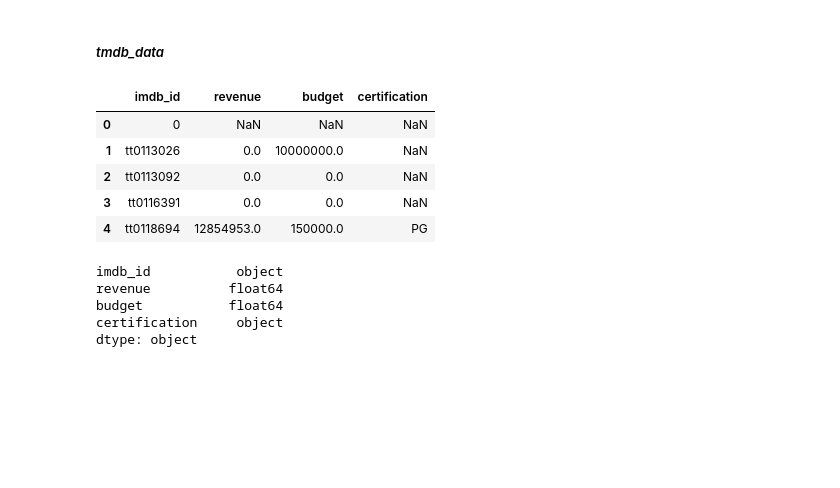
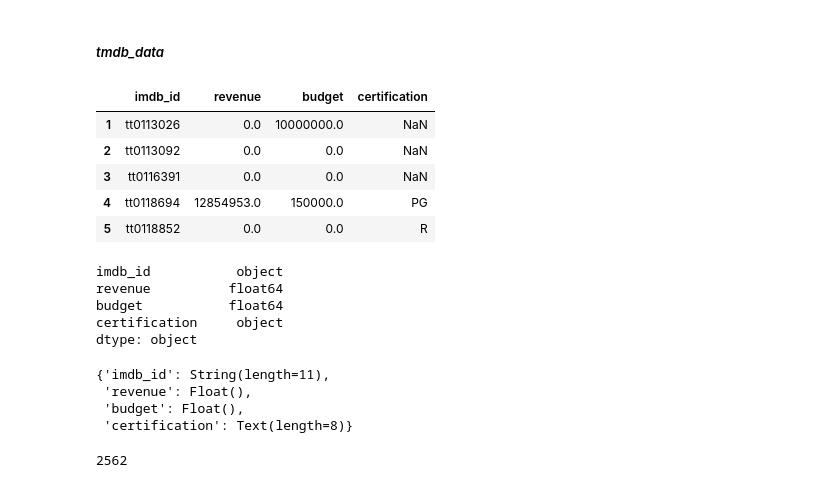
Before and after one commit to john-a-dixon/movie-success-analysis, a Jupyter notebook: 3-SQL.ipynb, the cells around one changed output. Drawn from its saved outputs; the diff is of its cells as text; code cells hidden in the pictures; blank space fills up the shorter version.

Commit message:
Doing the 5th table.

```diff
--- a/3-SQL.ipynb
+++ b/3-SQL.ipynb
@@ -278,14 +285,15 @@ pd.read_sql(query, engine)
 # %%
 # Extract only the relevant columns
 TMDb_API_df = TMDb_API_df[["imdb_id", "revenue", "budget", "certification"]]
+TMDb_API_df = TMDb_API_df.loc[TMDb_API_df["imdb_id"] != "0", :]
 TMDb_API_df.head()
 # %% [output]
 |  | imdb_id | revenue | budget | certification |
-| 0 | 0 | NaN | NaN | NaN |
 | 1 | tt0113026 | 0.0 | 10000000.0 | NaN |
 | 2 | tt0113092 | 0.0 | 0.0 | NaN |
 | 3 | tt0116391 | 0.0 | 0.0 | NaN |
 | 4 | tt0118694 | 12854953.0 | 150000.0 | PG |
+| 5 | tt0118852 | 0.0 | 0.0 | R |
 # %%
 # Get the datatypes of each column
 TMDb_API_df.dtypes
@@ -295,3 +303,31 @@ revenue          float64
 budget           float64
 certification     object
 dtype: object
+# %%
+# Get the max length of the primary key "tconst"
+key_len = TMDb_API_df["imdb_id"].fillna("").map(len).max()
+# Get the max length of the certification key column "certification"
+cert_len = TMDb_API_df["certification"].fillna("").map(len).max()
+
+# Create the TMDB_data schema
+TMDb_data_schema = {
+    "imdb_id": String(key_len + 1),
+    "revenue": Float(),
+    "budget": Float(),
+    "certification": Text(cert_len + 1)
+}
+TMDb_data_schema
+# %% [output]
+{'imdb_id': String(length=11),
+ 'revenue': Float(),
+ 'budget': Float(),
+ 'certification': Text(length=8)}
+# %%
+# Add the "tmdb_data" table to the database
+TMDb_API_df.to_sql("tmdb_data",
+                   engine,
+                   dtype=TMDb_data_schema,
+                   if_exists="replace",
+                   index=False)
+# %% [output]
+2562
```
Also changed, not shown: parts of 12 cells of this notebook.
